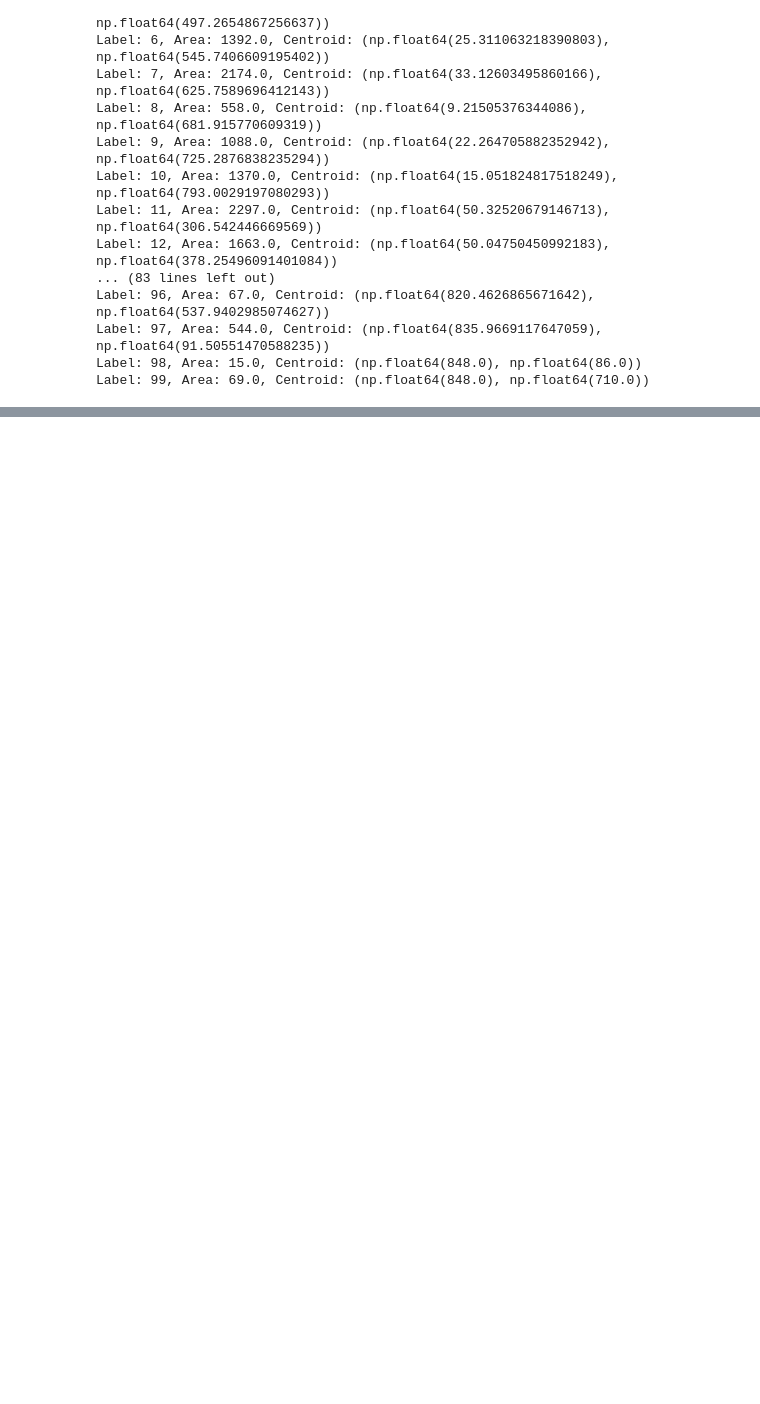
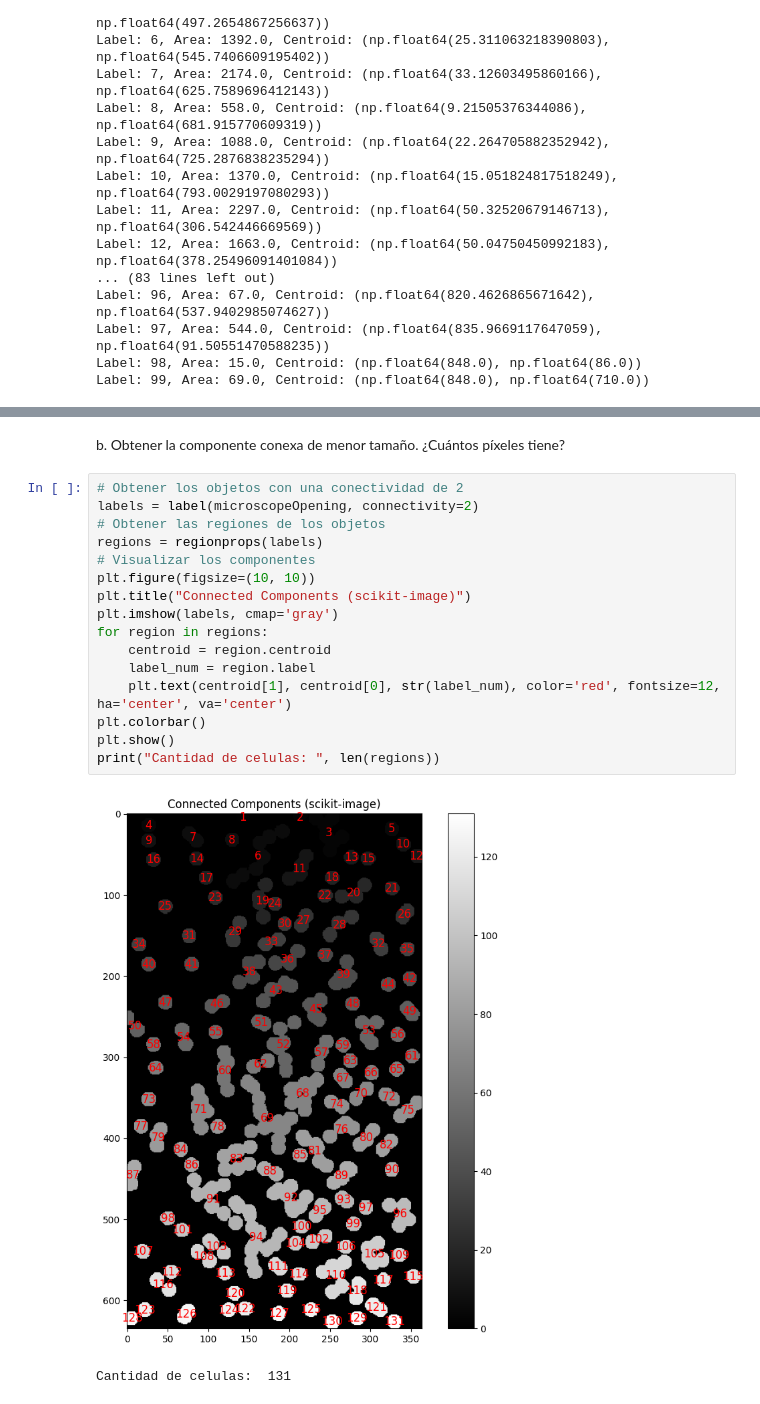
Before and after one commit to DiggsPapu/computer-vision-2, a Jupyter notebook: lab2.ipynb, the cells around one changed output, grey strips where cells are left out. Saved outputs shown, nothing was run; the diff lists cells and outputs as text; blank space fills up the shorter version.

```diff
--- a/lab2.ipynb
+++ b/lab2.ipynb
@@ -98,0 +118,21 @@ Label: 99, Area: 69.0, Centroid: (np.float64(848.0), np.float64(710.0))
+# %% [markdown]
+b. Obtener la componente conexa de menor tamaño. ¿Cuántos píxeles tiene?
+# %%
+# Obtener los objetos con una conectividad de 2
+labels = label(microscopeOpening, connectivity=2)
+# Obtener las regiones de los objetos
+regions = regionprops(labels)
+# Visualizar los componentes
+plt.figure(figsize=(10, 10))
+plt.title("Connected Components (scikit-image)")
+plt.imshow(labels, cmap='gray')
+for region in regions:
+    centroid = region.centroid
+    label_num = region.label
+    plt.text(centroid[1], centroid[0], str(label_num), color='red', fontsize=12, ha='center', va='center')
+plt.colorbar()
+plt.show()
+print("Cantidad de celulas: ", len(regions))
+# %% [output]
+[figure, added]
+Cantidad de celulas:  131
```
Also changed, not shown: parts of 8 cells of this notebook.
